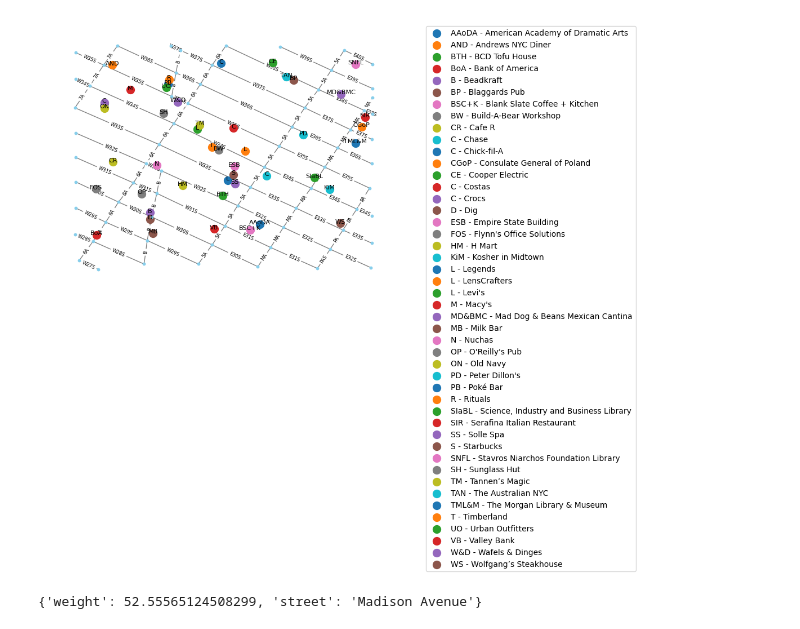
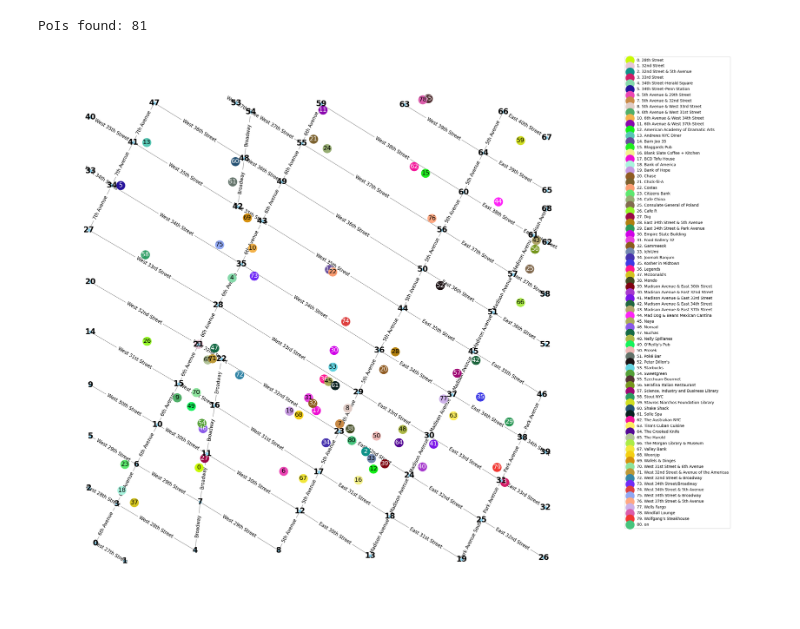
Before and after one commit to Matteo-3033/CamIO-Model-creation-utility, a Jupyter notebook: draw.ipynb, the cells around one changed output. Cells and saved outputs as stored; diff of their text form; code cells hidden in the pictures.

```diff
--- a/draw.ipynb
+++ b/draw.ipynb
@@ -20,6 +59,11 @@ def get_label(name: str):
             label += word[:-2]
         else: label += word[0]
     return label
+
+def get_contrasting_color(color):
+    rgb = mcolors.to_rgb(color)
+    brightness = 0.299 * rgb[0] + 0.587 * rgb[1] + 0.114 * rgb[2]
+    return 'white' if brightness < 0.5 else 'black'
 # %%
 G = nx.Graph()
 
@@ -46,4 +90,8 @@ for street, street_edges in streets.items():
 
 with open('out/pois.json') as f:
     pois = json.load(f)
-    pois.sort(key=lambda x: x["name"])
+    pois.sort(key=lambda x: get_label(x['name']))
+
+print(f"PoIs found: {len(pois)}")
+# %% [output]
+PoIs found: 81
@@ -50,36 +100,39 @@ with open('out/pois.json') as f:
 # %%
 pos = nx.get_node_attributes(G, "pos")
+
+plt.figure(figsize=(20, 20))
 
 nx.draw(
     G,
     pos,
-    #with_labels=True,
-    node_size=10,
+    with_labels=True,
+    node_size=50,
     node_color="skyblue",
-    font_size=10,
+    font_size=20,
     font_color="black",
     font_weight="bold",
     edge_color="gray",
 )
 
 labels = nx.get_edge_attributes(G, "street")
 #labels = {k: round(v, 2) for k, v in labels.items()}
-labels = {k: get_label(v) for k, v in labels.items()}
-nx.draw_networkx_edge_labels(G, pos, edge_labels=labels, font_size=6)
+#labels = {k: get_label(v) for k, v in labels.items()}
+nx.draw_networkx_edge_labels(G, pos, edge_labels=labels, font_size=12)
 
-for poi in pois:
+colors = np.random.rand(len(pois), 3)
+for i, poi in enumerate(pois):
     coords = poi["coords"]
-    plt.scatter(
-        coords[0], coords[1], s=100, label=f"{get_label(poi['name'])} - {poi['name']}"
+    dot = plt.scatter(
+        coords[0], coords[1], color=colors[i], s=500, label=f"{i}. {poi['name']}"
     )
-    plt.text(coords[0], coords[1], get_label(poi["name"]), fontsize=8, ha="center")
+    text_color = get_contrasting_color(colors[i])
+    plt.text(coords[0], coords[1], i, fontsize=16, c=text_color, ha="center", va="center")
 
 plt.gca().invert_yaxis()
+plt.gcf().set_size_inches(20, 20)
+
 plt.legend(bbox_to_anchor=(1.05, 1), loc="upper left")
+plt.savefig("out/plot.png", format="png", dpi=300, bbox_inches="tight")
 plt.show()
 # %% [output]
-[figure, old version]
+[figure, new version]
-# %%
-G.get_edge_data(61, 68)
-# %% [output]
-{'weight': 52.55565124508299, 'street': 'Madison Avenue'}
```
Also changed, not shown: parts of 8 cells of this notebook, 4 other files.
